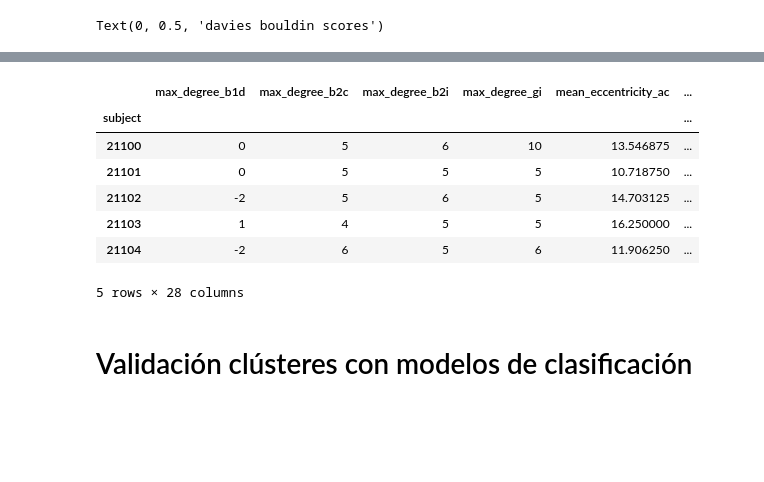
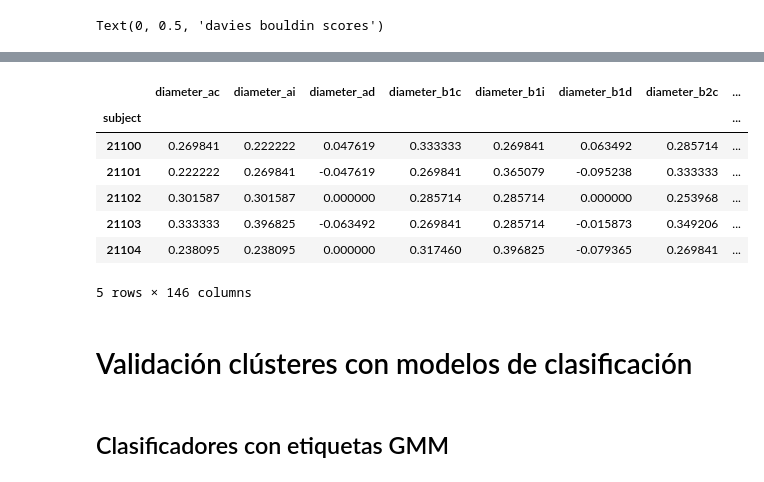
Before and after one commit to jhquiza/EEG_IAT, a Jupyter notebook: Modelos clustering.ipynb, the cells around one changed output, grey strips where cells are left out. Drawn from its saved outputs; the diff is of its cells as text; code cells hidden in the pictures; blank space fills up the shorter version.

```diff
--- a/Modelos clustering.ipynb
+++ b/Modelos clustering.ipynb
@@ -73,2 +82,19 @@ def clusters_kmeans(data, max_clusters=10):
+# %%
+# otra opción usando todas las variables, menos la edad
+data_all = pd.read_csv('medidas_conectividad_globales_comportamentales_demograficos_2.csv')
+data_all.set_index('subject', inplace=True)
+data_all= data_all.drop(columns=['type','IAT_score_ind','IAT_score_level','dscore_1','dscore_2','dscore_3','dscore_5','dscore_6','dscore_7','dscore_8','modo_0','modo_1','modo_2','group', 'age'], axis=1)
+data_all.dropna(inplace=True)
+data_all[['IRI_PT', 'IRI_FS', 'IRI_EC', 'IRI_PD', 'IMA', 'RPQ AR', 'RPQ AP']] = data_all[['IRI_PT', 'IRI_FS', 'IRI_EC', 'IRI_PD', 'IMA', 'RPQ AR', 'RPQ AP']].astype('int64')
+data_all_cod = pd.get_dummies(data_all)
+
+# normalización de datos con standard scaler
+continuas_cols = data_all_cod.select_dtypes(include=['float64']).columns.to_list()
+discretas_cols = data_all_cod.select_dtypes(include=['int64']).columns.to_list()
+preprocessor_sc = ColumnTransformer([('scaler', StandardScaler(), continuas_cols), ('min_max', MinMaxScaler(), discretas_cols)], remainder='passthrough')
+data_all_cod_sc = preprocessor_sc.fit_transform(data_all_cod)
+# normalización de datos con power transformer
+preprocessor_pt = ColumnTransformer([('pt', PowerTransformer(), continuas_cols), ('min_max', MinMaxScaler(), discretas_cols)], remainder='passthrough')
+data_all_cod_pt = preprocessor_pt.fit_transform(data_all_cod)
 # %%
 # clústeres por KMeans, datos sin normalizar
@@ -252,20 +247,21 @@ df_todos.head()
 # %%
-# parece que los mejores modelos son KMeans y GMM con 3 clústeres sin escalizar
-data_clusters = data.copy()
-kmeans = KMeans(3, random_state=72).fit(data)
+# parece que los mejores modelos son KMeans y GMM con 2 clústeres sin escalizar
+n=2
+data_clusters = data_all.copy()
+kmeans = KMeans(n, random_state=72).fit(data_all_cod)
 labels_k = kmeans.labels_
 data_clusters['labels kmeans'] = labels_k
-gauss = GaussianMixture(3, random_state=72).fit(data)
-labels_g = gauss.predict(data)
+gauss = GaussianMixture(n, random_state=72).fit(data_all_cod)
+labels_g = gauss.predict(data_all_cod)
 data_clusters['labels gmm'] = labels_g
 data_clusters.head()
 # %% [output]
-|  | max_degree_b1d | max_degree_b2c | max_degree_b2i | max_degree_gi | mean_eccentricity_ac | ... |
-| subject |  |  |  |  |  | ... |
-| 21100 | 0 | 5 | 6 | 10 | 13.546875 | ... |
-| 21101 | 0 | 5 | 5 | 5 | 10.718750 | ... |
-| 21102 | -2 | 5 | 6 | 5 | 14.703125 | ... |
-| 21103 | 1 | 4 | 5 | 5 | 16.250000 | ... |
-| 21104 | -2 | 6 | 5 | 6 | 11.906250 | ... |
+|  | diameter_ac | diameter_ai | diameter_ad | diameter_b1c | diameter_b1i | diameter_b1d | diameter_b2c | ... |
+| subject |  |  |  |  |  |  |  | ... |
+| 21100 | 0.269841 | 0.222222 | 0.047619 | 0.333333 | 0.269841 | 0.063492 | 0.285714 | ... |
+| 21101 | 0.222222 | 0.269841 | -0.047619 | 0.269841 | 0.365079 | -0.095238 | 0.333333 | ... |
+| 21102 | 0.301587 | 0.301587 | 0.000000 | 0.285714 | 0.285714 | 0.000000 | 0.253968 | ... |
+| 21103 | 0.333333 | 0.396825 | -0.063492 | 0.269841 | 0.285714 | -0.015873 | 0.349206 | ... |
+| 21104 | 0.238095 | 0.238095 | 0.000000 | 0.317460 | 0.396825 | -0.079365 | 0.269841 | ... |
-5 rows × 28 columns
+5 rows × 146 columns
 # %%
@@ -274,0 +314,2 @@ data_clusters.to_csv('clusters_kmeans_gmm_3.csv')
+# %% [markdown]
+## Clasificadores con etiquetas GMM
```
Also changed, not shown: parts of 35 cells of this notebook, 2 other files.
